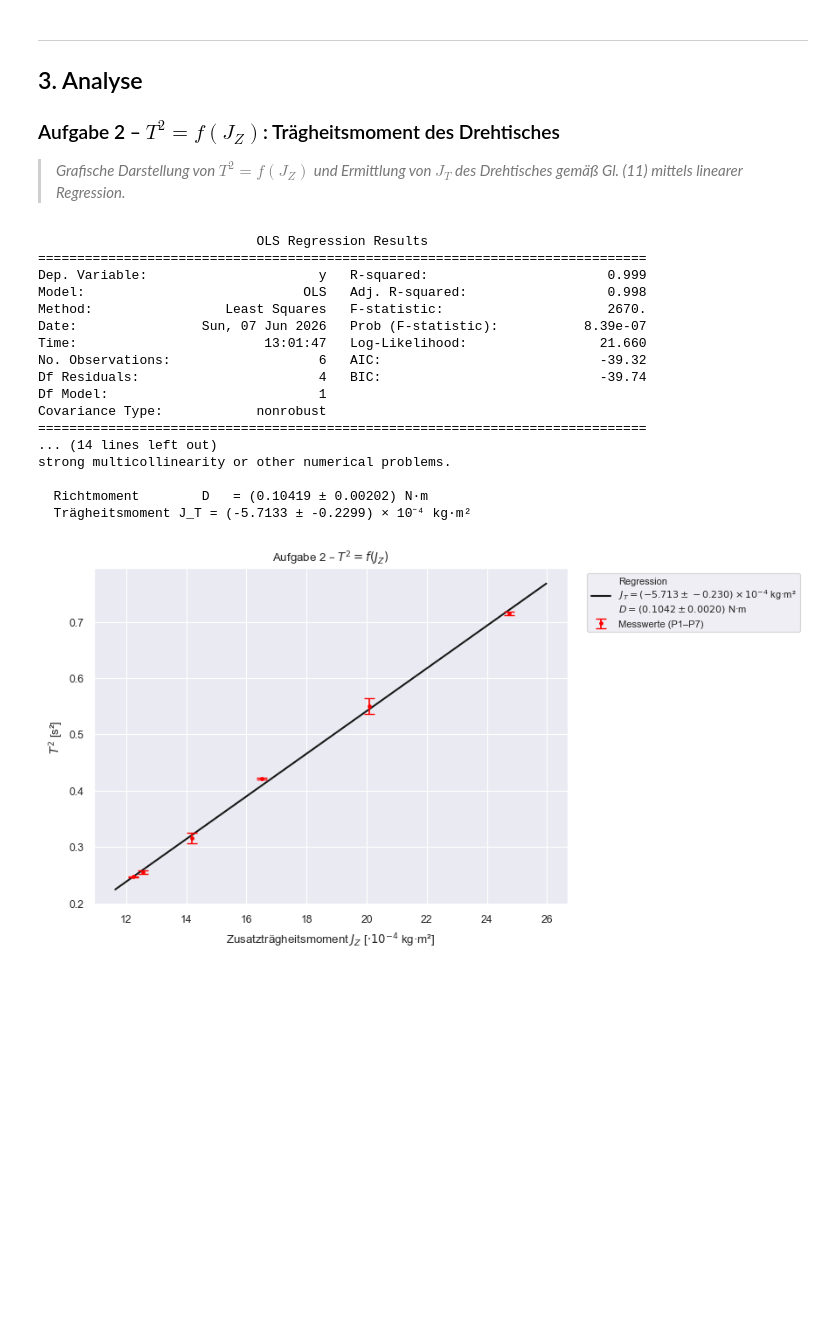
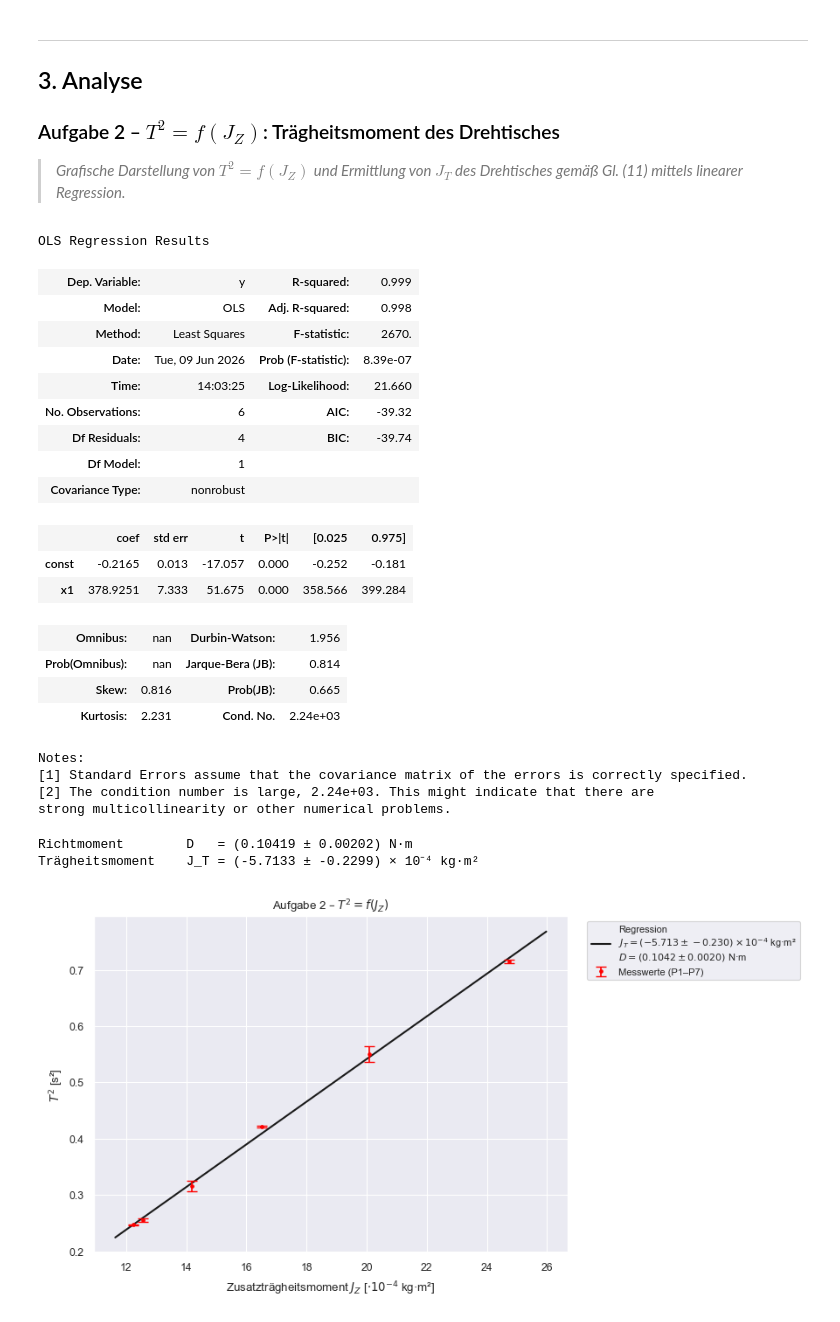
Before and after one commit to Ben-physics-dotcom/GPR1_laboratory_internship, a Jupyter notebook: Notebooks/M2_Traegheitsmomente.ipynb, the cells around one changed output. Cells and saved outputs as stored; diff of their text form; code cells hidden in the pictures; blank space fills up the shorter version.

```diff
--- a/Notebooks/M2_Traegheitsmomente.ipynb
+++ b/Notebooks/M2_Traegheitsmomente.ipynb
@@ -287,53 +287,59 @@ df_pos   = df_scheibe.loc[df_scheibe.index != 'Tisch'].copy()
 m_sch_kg = df_pos['Masse_scheibe_g'].values[0] * 1e-3          # g → kg
 R_sch_m  = m_sch_kg   # Platzhalter – Radius der Scheibe muss separat bekannt sein
 # Hinweis: Falls der Radius der Scheibe nicht in der CSV steht,
 #          bitte hier manuell eintragen:
 R_sch_m  = 0.10       # Radius Scheibe [m]  ← ggf. anpassen
 
 s_m      = df_pos['S_cm'].values * 1e-2                        # cm → m
 n_schw   = df_pos['Anzahl_Schwingungen_n'].values
 
 # ── Periodendauer ─────────────────────────────────────────────────
 T_pos, dT_pos = periodendauer(df_pos['T1_s'].values,
                                df_pos['T2_s'].values,
                                n_schw)
 T2_pos   = T_pos**2
 dT2_pos  = 2 * T_pos * dT_pos
 
 # ── Periodendauer Tisch allein ────────────────────────────────────
 row_tisch  = df_scheibe.loc['Tisch']
 T_tisch, _ = periodendauer(row_tisch['T1_s'],
                             row_tisch['T2_s'],
                             row_tisch['Anzahl_Schwingungen_n'])
 T2_tisch   = T_tisch**2
 
 # ── Zusatzträgheitsmomente J_Z ────────────────────────────────────
 J_Z = zusatztraegheitsmoment(m_sch_kg, R_sch_m, s_m)
 
 # ── Lineare Regression ────────────────────────────────────────────
 model2, D, dD, J_T, dJ_T = regression_drehtisch(J_Z, T2_pos)
 
-print(model2.summary())
-print(f"\n  Richtmoment        D   = ({D:.5f} ± {dD:.5f}) N·m")
-print(f"  Trägheitsmoment J_T = ({J_T*1e4:.4f} ± {dJ_T*1e4:.4f}) × 10⁻⁴ kg·m²")
+display(model2.summary())
+print(f"Richtmoment        D   = ({D:.5f} ± {dD:.5f}) N·m")
+print(f"Trägheitsmoment    J_T = ({J_T*1e4:.4f} ± {dJ_T*1e4:.4f}) × 10⁻⁴ kg·m²")
 # %% [output]
-                            OLS Regression Results
-==============================================================================
-Dep. Variable:                      y   R-squared:                       0.999
-Model:                            OLS   Adj. R-squared:                  0.998
-Method:                 Least Squares   F-statistic:                     2670.
-Date:                Sun, 07 Jun 2026   Prob (F-statistic):           8.39e-07
-Time:                        13:01:47   Log-Likelihood:                 21.660
-No. Observations:                   6   AIC:                            -39.32
-Df Residuals:                       4   BIC:                            -39.74
-Df Model:                           1
-Covariance Type:            nonrobust
-==============================================================================
-... (14 lines left out)
-strong multicollinearity or other numerical problems.
-
-  Richtmoment        D   = (0.10419 ± 0.00202) N·m
-  Trägheitsmoment J_T = (-5.7133 ± -0.2299) × 10⁻⁴ kg·m²
+OLS Regression Results
+| Dep. Variable: | y | R-squared: | 0.999 |
+| Model: | OLS | Adj. R-squared: | 0.998 |
+| Method: | Least Squares | F-statistic: | 2670. |
+| Date: | Tue, 09 Jun 2026 | Prob (F-statistic): | 8.39e-07 |
+| Time: | 14:03:25 | Log-Likelihood: | 21.660 |
+| No. Observations: | 6 | AIC: | -39.32 |
+| Df Residuals: | 4 | BIC: | -39.74 |
+| Df Model: | 1 |  |  |
+| Covariance Type: | nonrobust |  |  |
+|  | coef | std err | t | P>|t| | [0.025 | 0.975] |
+| const | -0.2165 | 0.013 | -17.057 | 0.000 | -0.252 | -0.181 |
+| x1 | 378.9251 | 7.333 | 51.675 | 0.000 | 358.566 | 399.284 |
+| Omnibus: | nan | Durbin-Watson: | 1.956 |
+| Prob(Omnibus): | nan | Jarque-Bera (JB): | 0.814 |
+| Skew: | 0.816 | Prob(JB): | 0.665 |
+| Kurtosis: | 2.231 | Cond. No. | 2.24e+03 |
+Notes:
+[1] Standard Errors assume that the covariance matrix of the errors is correctly specified.
+[2] The condition number is large, 2.24e+03. This might indicate that there are
+strong multicollinearity or other numerical problems.
+Richtmoment        D   = (0.10419 ± 0.00202) N·m
+Trägheitsmoment    J_T = (-5.7133 ± -0.2299) × 10⁻⁴ kg·m²
 # %%
 # ── Plot ──────────────────────────────────────────────────────────
 J_Z_fit = np.linspace(J_Z.min() * 0.95, J_Z.max() * 1.05, 200)
```
Also changed, not shown: parts of 4 cells of this notebook, 1 other file.
